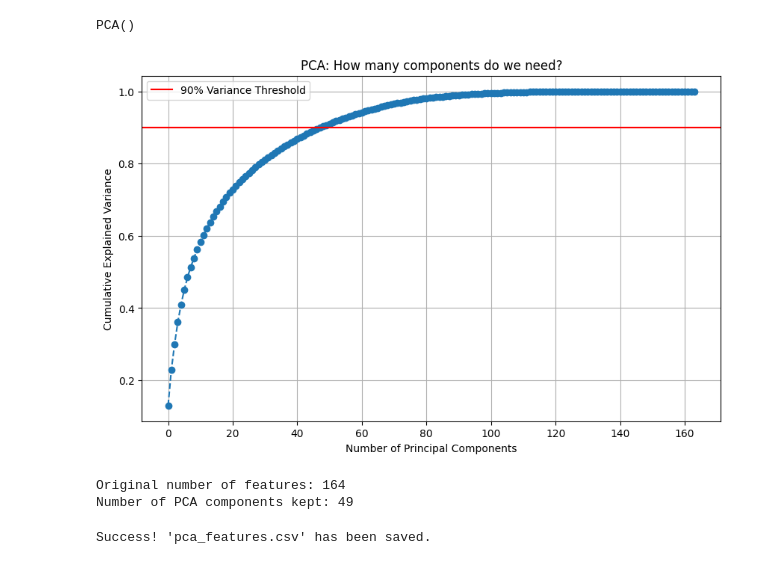
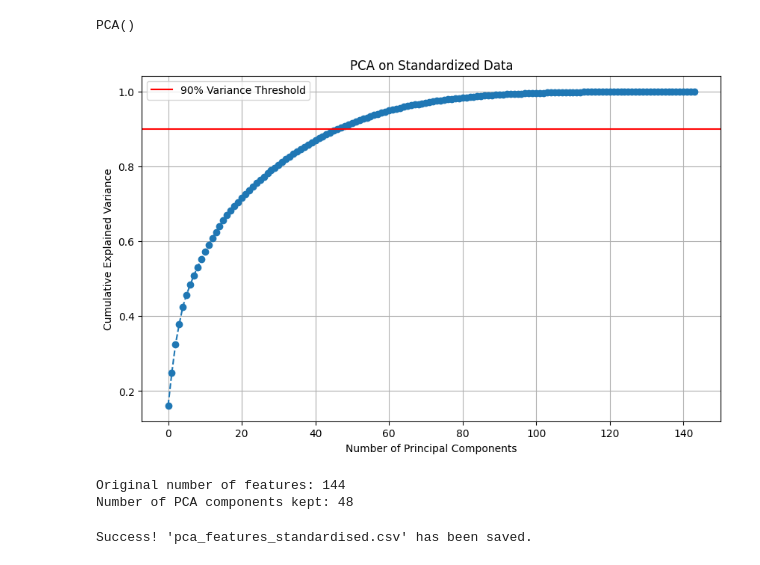
Before and after one commit to MuLancer/DSE4211-Group-18-Cryptocurrency-Market-Bubble-Prediction, a Jupyter notebook: pca_dimensionality_reduction.ipynb, the cells around one changed output. Saved outputs shown, nothing was run; the diff lists cells and outputs as text; code cells hidden in the pictures.

Commit message:
Updated PCA notebook to use standardized dataset and generated new outputs

```diff
--- a/pca_dimensionality_reduction.ipynb
+++ b/pca_dimensionality_reduction.ipynb
@@ -6,10 +6,10 @@ from sklearn.preprocessing import StandardScaler
 from sklearn.decomposition import PCA
 
 # 1. Load dataset
-df = pd.read_csv('data/df_features_with_labels.csv')
+df = pd.read_csv('data/df_features_with_label_standardised.csv')
 # %%
 # 2. Separate features (X) from identifiers and target labels (y)
-# We must remove any text-based or target columns before applying PCA
 columns_to_exclude = ['date', 'symbol', 'value_classification', 'gsadf_label_95', 'gsadf_label_90']
-X = df.drop(columns=columns_to_exclude)
+# This safely drops the columns only if they exist in the new dataset
+X = df.drop(columns=[col for col in columns_to_exclude if col in df.columns])
 # %%
@@ -21,35 +18,35 @@ X.replace([np.inf, -np.inf], np.nan, inplace=True)
 X = X.ffill().bfill().fillna(0)
 # %%
-# 4. Standardize the Features
-scaler = StandardScaler()
-X_scaled = scaler.fit_transform(X)
+# 4. Fit PCA directly
+pca = PCA()
+pca.fit(X)
+# %% [output]
+PCA()
 # %%
-# 5. Fit PCA to see the "Explained Variance"
-pca = PCA()
-pca.fit(X_scaled)
+# Plot the variance graph to double check the components
+plt.figure(figsize=(10, 6))
+plt.plot(np.cumsum(pca.explained_variance_ratio_), marker='o', linestyle='--')
+plt.axhline(y=0.90, color='r', linestyle='-', label='90% Variance Threshold')
+plt.xlabel('Number of Principal Components')
+plt.ylabel('Cumulative Explained Variance')
+plt.title('PCA on Standardized Data')
+plt.legend()
+plt.grid(True)
+plt.show()
 # %% [output]
-PCA()
+[figure, added]
 # %%
-# Plot the variance graph
-plt.figure(figsize=(10, 6))
-plt.plot(np.cumsum(pca.explained_variance_ratio_), marker='o', linestyle='--')
-plt.axhline(y=0.90, color='r', linestyle='-', label='90% Variance Threshold')
-plt.xlabel('Number of Principal Components')
-plt.ylabel('Cumulative Explained Variance')
-plt.title('PCA: How many components do we need?')
-plt.legend()
-plt.grid(True)
-plt.show()
+# 5. Apply Final PCA for 90% variance
+pca_final = PCA(n_components=0.90)
+X_pca = pca_final.fit_transform(X)
+
+print(f"Original number of features: {X.shape[1]}")
+print(f"Number of PCA components kept: {X_pca.shape[1]}")
 # %% [output]
-[figure, removed]
+Original number of features: 144
+Number of PCA components kept: 48
 # %%
-# 6. Apply Final PCA
-# Telling PCA to automatically keep how many components it takes to explain 90% of the variance
-pca_final = PCA(n_components=0.90)
-X_pca = pca_final.fit_transform(X_scaled)
-print(f"Original number of features: {X.shape[1]}")
-print(f"Number of PCA components kept: {X_pca.shape[1]}")
+# 6. Reconstruct a new DataFrame with PCA components
+pca_columns = [f'PC{i+1}' for i in range(X_pca.shape[1])]
+df_pca = pd.DataFrame(X_pca, columns=pca_columns)
-# %% [output]
-Original number of features: 164
-Number of PCA components kept: 49
 # %%
@@ -59,12 +58,6 @@ df_pca = pd.DataFrame(X_pca, columns=pca_columns)
 # %%
-# 8. Add important columns back so the Machine Learning models can use them
-df_pca.insert(0, 'date', df['date'])
-df_pca.insert(1, 'symbol', df['symbol'])
-df_pca['gsadf_label_95'] = df['gsadf_label_95']
-df_pca['gsadf_label_90'] = df['gsadf_label_90']
+# 8. Save the output
+df_pca.to_csv('data/outputs/pca_features_standardised.csv', index=False)
+print("Success! 'pca_features_standardised.csv' has been saved.")
+# %% [output]
+Success! 'pca_features_standardised.csv' has been saved.
-# %%
-# 9. Save the output to outputs folder
-df_pca.to_csv('data/outputs/pca_features.csv', index=False)
-print("Success! 'pca_features.csv' has been saved.")
-# %% [output]
-Success! 'pca_features.csv' has been saved.
```
Also changed, not shown: parts of 2 cells of this notebook, 1 other file.
